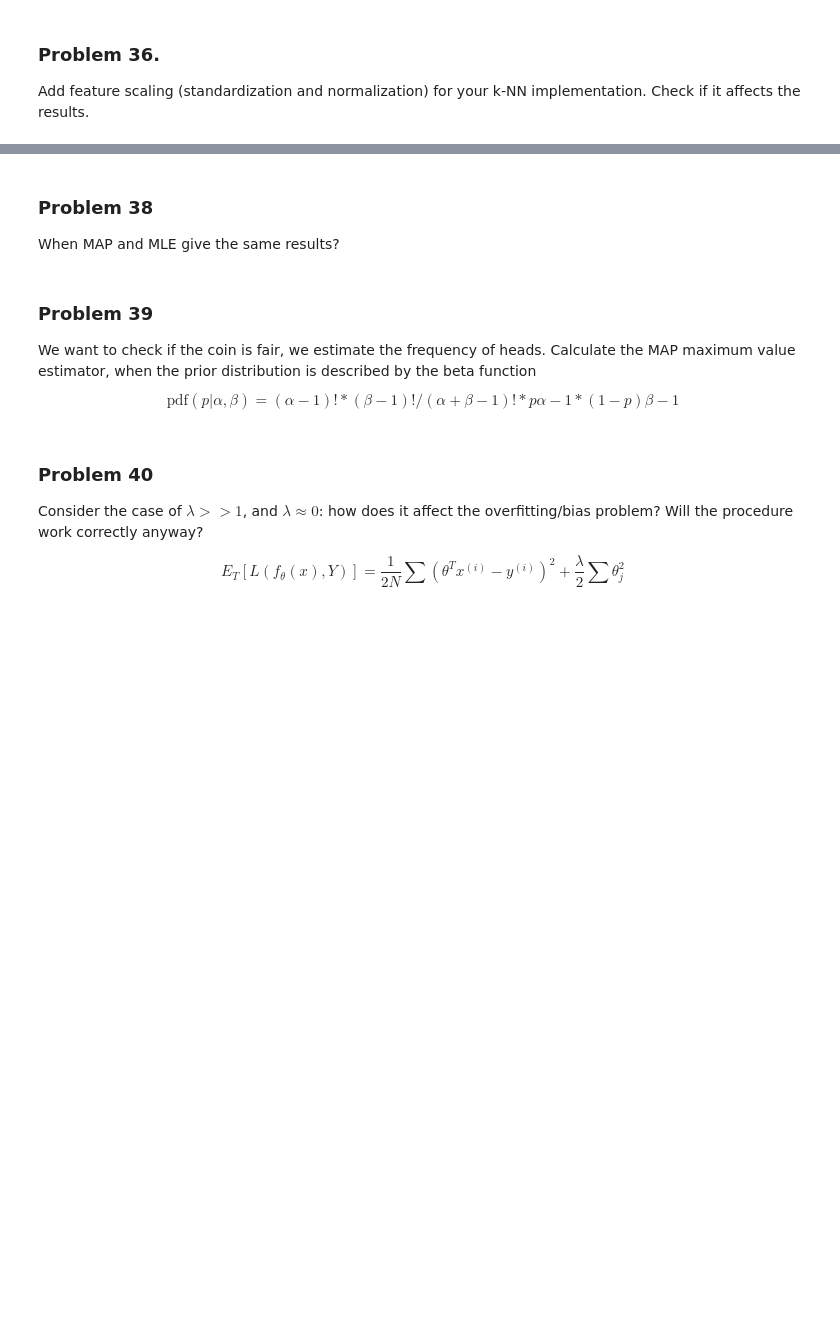
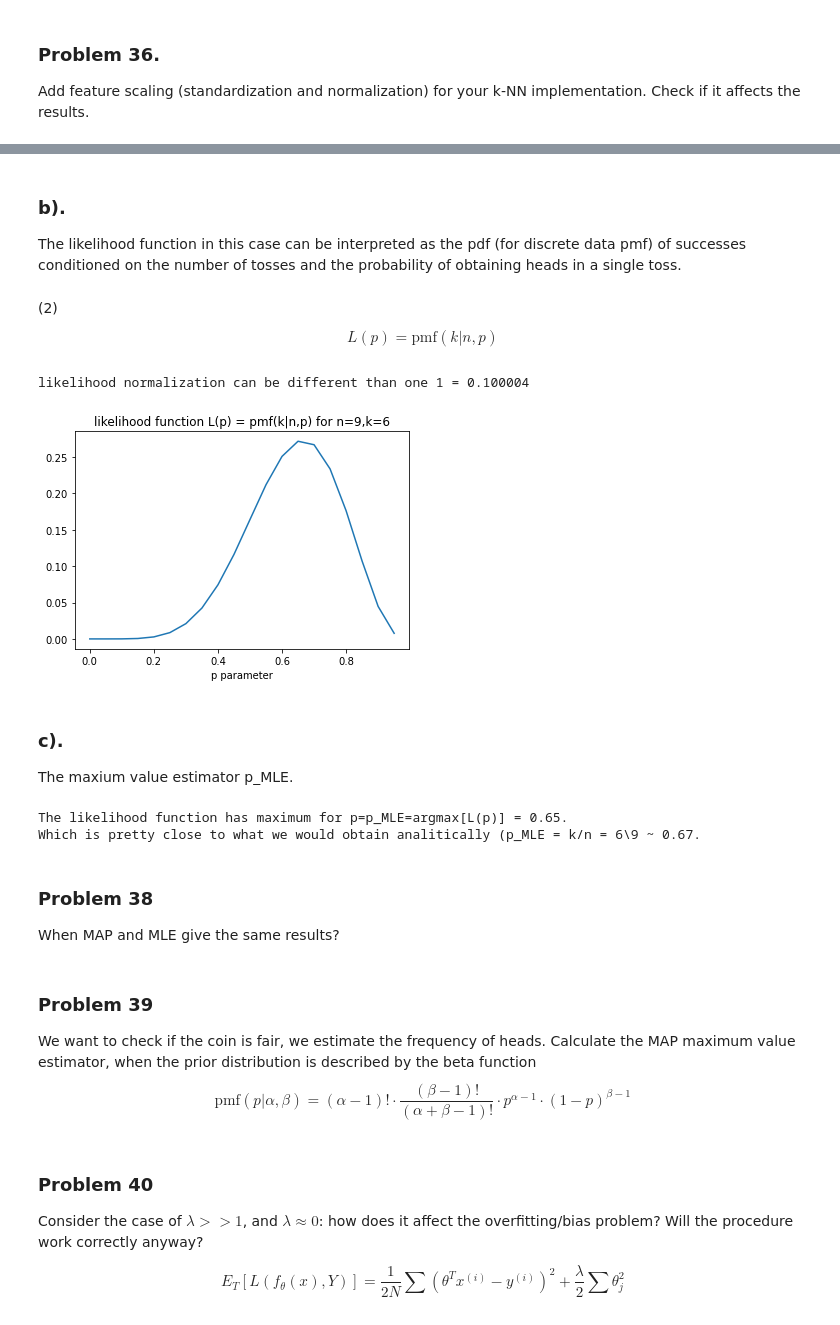
Before and after one commit to kmiec96/Modern-data-science, a Jupyter notebook: ML_2021_set6.ipynb, the cells around one changed output, grey strips where cells are left out. Cells and saved outputs as stored; diff of their text form; code cells hidden in the pictures; blank space fills up the shorter version.

```diff
--- a/ML_2021_set6.ipynb
+++ b/ML_2021_set6.ipynb
@@ -47,3 +73,34 @@ Likelihood-we have all data to calculate that look at the definition
+# %% [markdown]
+### b).
+
+The likelihood function in this case can be interpreted as the pdf (for discrete data pmf) of successes conditioned on the number of tosses and the probability of obtaining heads in a single toss.
+# %% [markdown]
+(2) $$L(p)=\text{pmf}(k|n,p)$$
+# %%
+def total_binomial_likelihood(n,k):
+    ps= list(np.arange(0,1.,0.05))
+    return (ps, [binomial_pmf(n,k,p) for p in ps])
+
+n = 9
+k = 6
+ps,values2 = total_binomial_likelihood(n,k)
+plt.title('likelihood function L(p) = pmf(k|n,p) for' + format(' n=%d,k=%d'%(n,k)))
+plt.xlabel('p parameter')
+plt.plot(ps,values2)
+
+print ('likelihood normalization can be different than one 1 = ' +format('%f'%float(sum(values2)*0.05)))
+# %% [output]
+likelihood normalization can be different than one 1 = 0.100004
+[figure, added]
+# %% [markdown]
+### c).
+The maxium value estimator p_MLE.
+# %%
+print("The likelihood function has maximum for p=p_MLE=argmax[L(p)] = {:.2f}.".format(ps[np.argmax(values2)]))
+print("Which is pretty close to what we would obtain analitically (p_MLE = k/n = 6\9 ~ {:.2f}.".format(2/3))
+# %% [output]
+The likelihood function has maximum for p=p_MLE=argmax[L(p)] = 0.65.
+Which is pretty close to what we would obtain analitically (p_MLE = k/n = 6\9 ~ 0.67.
 # %% [markdown]
 ### Problem 38
 When MAP and MLE give the same results?
@@ -52,7 +109,7 @@ P(D|theta)=P(theta|D) when P(theta)=1
 # %% [markdown]
 ### Problem 39
 We want to check if the coin is fair, we estimate the frequency of heads. Calculate the MAP maximum value estimator, when the prior distribution is described by the beta function
-$$\text{pdf}(p|\alpha, \beta) = (\alpha-1)! * ( \beta-1)!/(\alpha+ \beta -1)! * p\alpha-1 * (1-p)\beta-1$$
+$$\text{pmf}(p|\alpha, \beta) = (\alpha-1)! \cdot \frac{( \beta-1)!}{(\alpha+ \beta -1)!} \cdot p^{\alpha-1} \cdot (1-p)^{\beta-1}$$
 # %% [markdown]
 ### Problem 40
 Consider the case of $\lambda >> 1$, and $\lambda \approx 0$: how does it affect the overfitting/bias problem? Will the procedure work correctly anyway?
```
Also changed, not shown: parts of 8 cells of this notebook.
